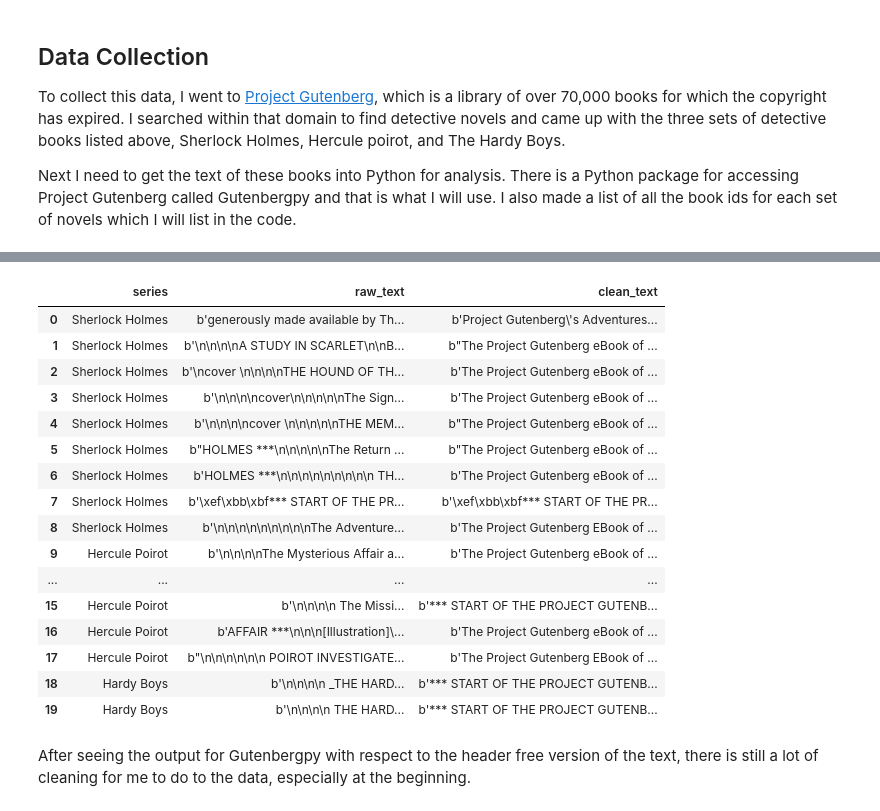
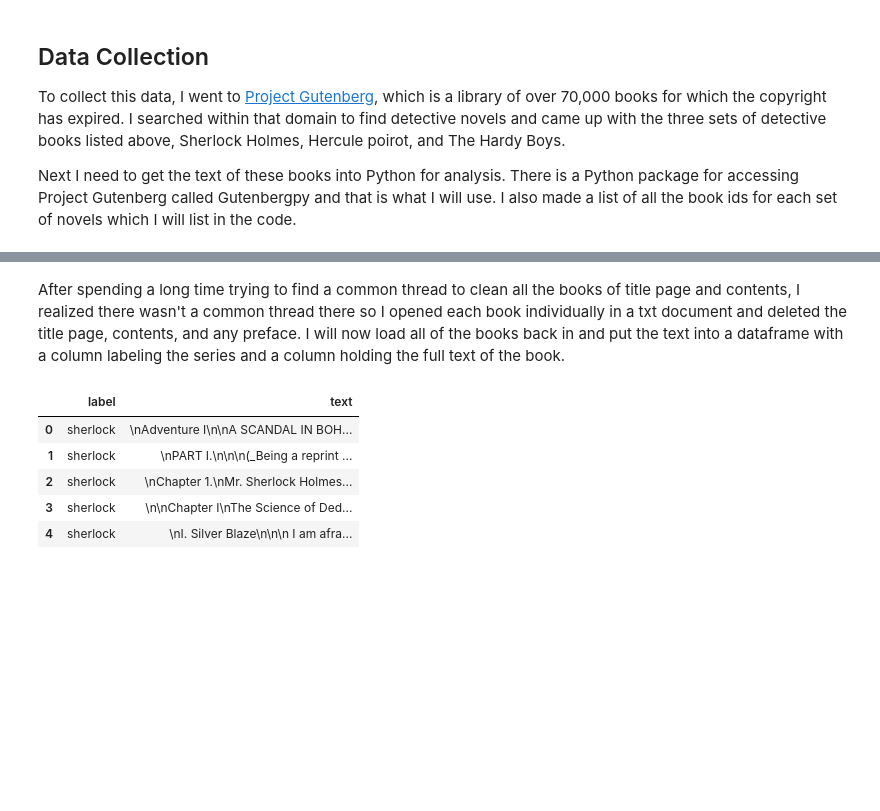
Before and after one commit to vred13/detective-chatbot, a Jupyter notebook: DetectiveBot.ipynb, the cells around one changed output, grey strips where cells are left out. Drawn from its saved outputs; the diff is of its cells as text; code cells hidden in the pictures; blank space fills up the shorter version.

Commit message:
Finished Data Cleaning steps prior to wrangling for LangChain

```diff
--- a/DetectiveBot.ipynb
+++ b/DetectiveBot.ipynb
@@ -147,7 +129,6 @@ the adventure of the bruce-partington plans file already exists
 # %%
-hercule_raw=[0]*len(hercule)
 hercule_clean = [0]*len(hercule)
 for i in range(len(hercule)):
-  hercule_raw[i], hercule_clean[i]=raw_and_clean_book(hercule[i])
+  hercule_clean[i]=clean_book(hercule[i], 'Agatha Christie')
 
-hercule_df = pd.DataFrame({'series': ['Hercule Poirot']*len(hercule), 'raw_text': hercule_raw, 'clean_text': hercule_clean})
+#hercule_df = pd.DataFrame({'series': ['Hercule Poirot']*len(hercule), 'raw_text': hercule_raw, 'clean_text': hercule_clean})
@@ -154,7 +154,6 @@ hercule_df = pd.DataFrame({'series': ['Hercule Poirot']*len(hercule), 'raw_text'
 # %%
-hardy_boys_raw=[0]*len(hardy_boys)
 hardy_boys_clean = [0]*len(hardy_boys)
 for i in range(len(hardy_boys)):
-  hardy_boys_raw[i], hardy_boys_clean[i]=raw_and_clean_book(hardy_boys[i])
+  hardy_boys_clean[i]=clean_book(hardy_boys[i], 'Franklin W. Dixon')
 
-hardy_boys_df = pd.DataFrame({'series': ['Hardy Boys']*len(hardy_boys), 'raw_text': hardy_boys_raw, 'clean_text': hardy_boys_clean})
+#hardy_boys_df = pd.DataFrame({'series': ['Hardy Boys']*len(hardy_boys), 'raw_text': hardy_boys_raw, 'clean_text': hardy_boys_clean})
@@ -164,22 +175,43 @@ full_df = pd.concat([sherlock_df, hercule_df, hardy_boys_df], ignore_index= True
+# %% [markdown]
+After spending a long time trying to find a common thread to clean all the books of title page and contents, I realized there wasn't a common thread there so I opened each book individually in a txt document and deleted the title page, contents, and any preface.  I will now load all of the books back in and put the text into a dataframe with a column labeling the series and a column holding the full text of the book.
+# %%
+def open_clean_files(id, path):
+  book_meta_data = get_book_metadata(id)['results'][0]
+  title = book_meta_data['title'].lower()
+  filename = path + title +'.txt'
+  with open(filename, 'r') as f:
+            raw = f.read()
+  return raw
+# %%
+sherlock_clean = [0]*len(sherlock)
+sherlock_label = ['sherlock']*len(sherlock)
+for i in range(len(sherlock)):
+  sherlock_clean[i] = open_clean_files(sherlock[i], path = "/content/drive/MyDrive/Detective Bot/data/")
+
+
+hercule_clean = [0]*len(hercule)
+hercule_label = ['hercule']*len(hercule)
+for i in range(len(hercule)):
+  hercule_clean[i] = open_clean_files(hercule[i], path = "/content/drive/MyDrive/Detective Bot/data/")
+
+
+hardy_boys_clean = [0]*len(hardy_boys)
+hardy_boys_label = ['hardy boys'] *len(hardy_boys)
+for i in range(len(hardy_boys)):
+  hardy_boys_clean[i] = open_clean_files(hardy_boys[i], path = "/content/drive/MyDrive/Detective Bot/data/")
+
+
+sherlock_df = pd.DataFrame({'label': sherlock_label, 'text': sherlock_clean})
+hercule_df = pd.DataFrame({'label': hercule_label, 'text': hercule_clean})
+hardy_boys_df = pd.DataFrame({'label': hardy_boys_label, 'text': hardy_boys_clean})
+
+full_df = pd.concat([sherlock_df, hercule_df, hardy_boys_df], ignore_index=True)
 # %%
-full_df.head(20)
+full_df.head()
 # %% [output]
-|  | series | raw_text | clean_text |
-| 0 | Sherlock Holmes | b'generously made available by Th... | b'Project Gutenberg\'s Adventures... |
-| 1 | Sherlock Holmes | b'\n\n\n\nA STUDY IN SCARLET\n\nB... | b"The Project Gutenberg eBook of ... |
-| 2 | Sherlock Holmes | b'\ncover \n\n\n\nTHE HOUND OF TH... | b'The Project Gutenberg eBook of ... |
-| 3 | Sherlock Holmes | b'\n\n\n\ncover\n\n\n\n\nThe Sign... | b'The Project Gutenberg eBook of ... |
-| 4 | Sherlock Holmes | b'\n\n\n\ncover \n\n\n\n\nTHE MEM... | b"The Project Gutenberg eBook of ... |
-| 5 | Sherlock Holmes | b"HOLMES ***\n\n\n\n\nThe Return ... | b"The Project Gutenberg eBook of ... |
-| 6 | Sherlock Holmes | b'HOLMES ***\n\n\n\n\n\n\n\n\n TH... | b'The Project Gutenberg eBook of ... |
-| 7 | Sherlock Holmes | b'\xef\xbb\xbf*** START OF THE PR... | b'\xef\xbb\xbf*** START OF THE PR... |
-| 8 | Sherlock Holmes | b'\n\n\n\n\n\n\n\n\nThe Adventure... | b'The Project Gutenberg EBook of ... |
-| 9 | Hercule Poirot | b'\n\n\n\nThe Mysterious Affair a... | b'The Project Gutenberg eBook of ... |
-| ... | ... | ... | ... |
-| 15 | Hercule Poirot | b'\n\n\n\n The Missi... | b'*** START OF THE PROJECT GUTENB... |
-| 16 | Hercule Poirot | b'AFFAIR ***\n\n\n[Illustration]\... | b'The Project Gutenberg eBook of ... |
-| 17 | Hercule Poirot | b"\n\n\n\n\n\n POIROT INVESTIGATE... | b'The Project Gutenberg EBook of ... |
-| 18 | Hardy Boys | b'\n\n\n\n _THE HARD... | b'*** START OF THE PROJECT GUTENB... |
-| 19 | Hardy Boys | b'\n\n\n\n THE HARD... | b'*** START OF THE PROJECT GUTENB... |
+|  | label | text |
+| 0 | sherlock | \nAdventure I\n\nA SCANDAL IN BOH... |
+| 1 | sherlock | \nPART I.\n\n\n(_Being a reprint ... |
+| 2 | sherlock | \nChapter 1.\nMr. Sherlock Holmes... |
+| 3 | sherlock | \n\nChapter I\nThe Science of Ded... |
+| 4 | sherlock | \nI. Silver Blaze\n\n\n I am afra... |
-# %% [markdown]
-After seeing the output for Gutenbergpy with respect to the header free version of the text, there is still a lot of cleaning for me to do to the data, especially at the beginning.
```
Also changed, not shown: parts of 15 cells of this notebook.
